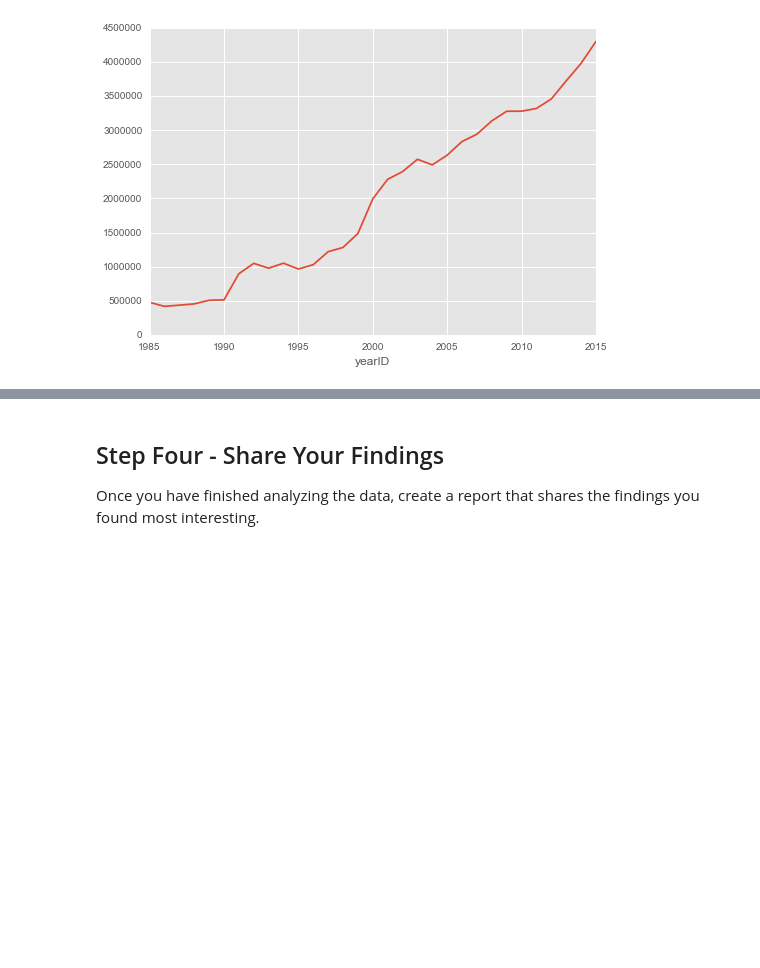
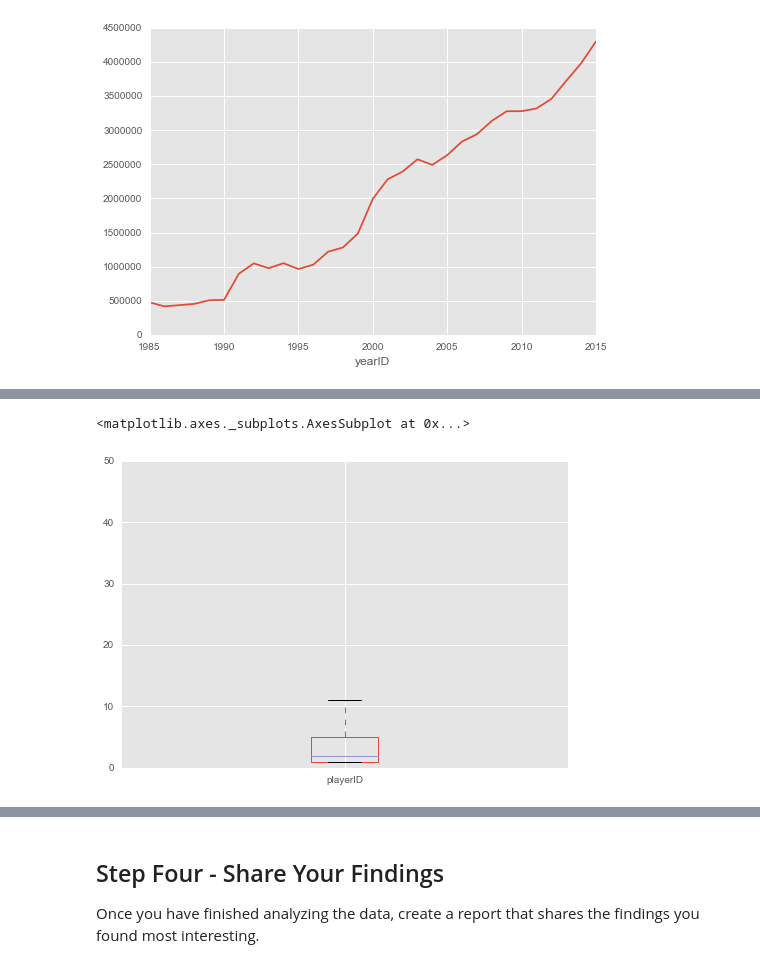
Before and after one commit to marceloslacerda/jupyter-notebooks, a Jupyter notebook: udacity-p2/Project 3 - stub.ipynb, the cells around one changed output, grey strips where cells are left out. Drawn from its saved outputs; the diff is of its cells as text; code cells hidden in the pictures; blank space fills up the shorter version.

```diff
--- a/udacity-p2/Project 3 - stub.ipynb
+++ b/udacity-p2/Project 3 - stub.ipynb
@@ -381,0 +356,6 @@ Is the salary after the award greater than the salary before the award?
+# %%
+#Boxplot of the same distribution
+multi_awards.plot.box()
+# %% [output]
+<matplotlib.axes._subplots.AxesSubplot at 0x...>
+[figure, added]
```
Also changed, not shown: parts of 13 cells of this notebook, 1 other file.
